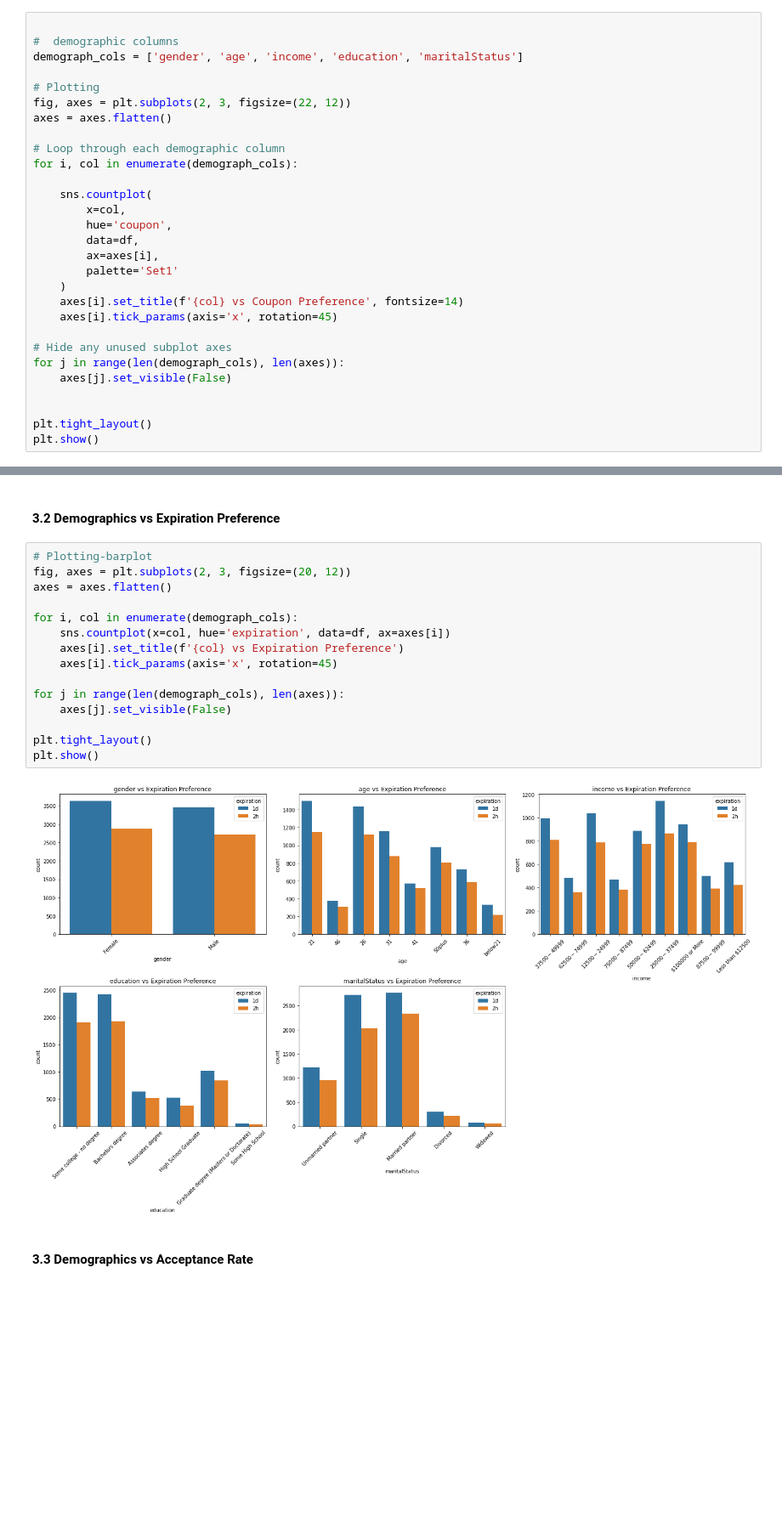
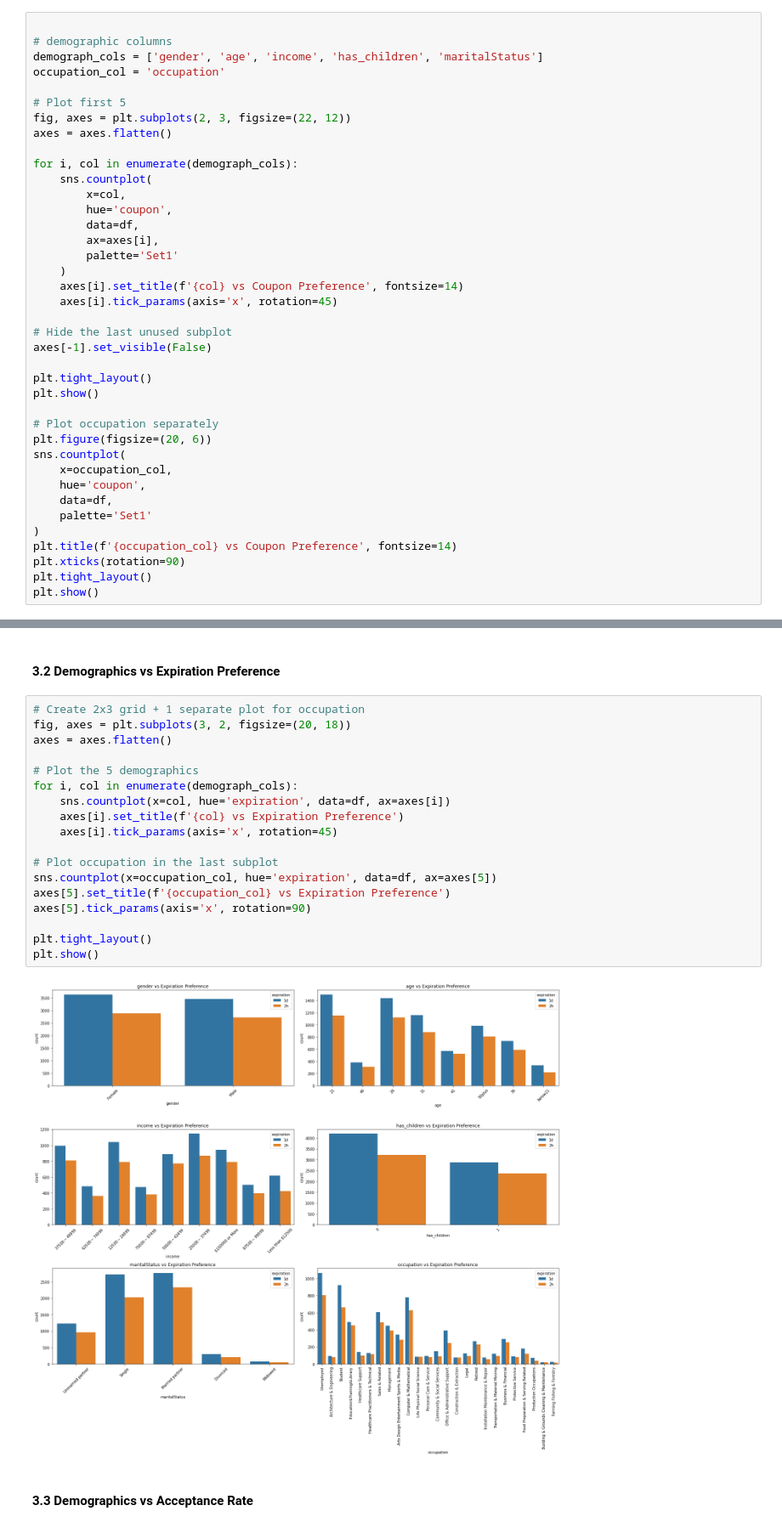
Before and after one commit to Amarabolive/Team-Twarb, a Jupyter notebook: eda.ipynb, the cells around one changed output, grey strips where cells are left out. Shown at 85% size. Drawn from its saved outputs; the diff is of its cells as text; blank space fills up the shorter version.

```diff
--- a/eda.ipynb
+++ b/eda.ipynb
@@ -488,16 +543,15 @@ Observations from the analysis above:
 ####  3.1 Demographics vs Coupon Preference
 # %%
 
-#  demographic columns
-demograph_cols = ['gender', 'age', 'income', 'education', 'maritalStatus']
+# demographic columns
+demograph_cols = ['gender', 'age', 'income', 'has_children', 'maritalStatus']
+occupation_col = 'occupation'
 
-# Plotting
+# Plot first 5
 fig, axes = plt.subplots(2, 3, figsize=(22, 12))
 axes = axes.flatten()
 
-# Loop through each demographic column
 for i, col in enumerate(demograph_cols):
-
     sns.countplot(
         x=col,
         hue='coupon',
@@ -508,11 +562,22 @@ for i, col in enumerate(demograph_cols):
     axes[i].set_title(f'{col} vs Coupon Preference', fontsize=14)
     axes[i].tick_params(axis='x', rotation=45)
 
-# Hide any unused subplot axes
-for j in range(len(demograph_cols), len(axes)):
-    axes[j].set_visible(False)
-
+# Hide the last unused subplot
+axes[-1].set_visible(False)
 
 plt.tight_layout()
 plt.show()
+
+# Plot occupation separately
+plt.figure(figsize=(20, 6))
+sns.countplot(
+    x=occupation_col,
+    hue='coupon',
+    data=df,
+    palette='Set1'
+)
+plt.title(f'{occupation_col} vs Coupon Preference', fontsize=14)
+plt.xticks(rotation=90)
+plt.tight_layout()
+plt.show()
 # %% [output]
@@ -520,22 +586,25 @@ plt.show()
 # %% [markdown]
 #### 3.2 Demographics vs Expiration Preference
 # %%
-# Plotting-barplot
-fig, axes = plt.subplots(2, 3, figsize=(20, 12))
+# Create 2x3 grid + 1 separate plot for occupation
+fig, axes = plt.subplots(3, 2, figsize=(20, 18))
 axes = axes.flatten()
 
+# Plot the 5 demographics
 for i, col in enumerate(demograph_cols):
     sns.countplot(x=col, hue='expiration', data=df, ax=axes[i])
     axes[i].set_title(f'{col} vs Expiration Preference')
     axes[i].tick_params(axis='x', rotation=45)
 
-for j in range(len(demograph_cols), len(axes)):
-    axes[j].set_visible(False)
+# Plot occupation in the last subplot
+sns.countplot(x=occupation_col, hue='expiration', data=df, ax=axes[5])
+axes[5].set_title(f'{occupation_col} vs Expiration Preference')
+axes[5].tick_params(axis='x', rotation=90)
 
 plt.tight_layout()
 plt.show()
 # %% [output]
-[figure, old version]
+[figure, new version]
 # %% [markdown]
 #### 3.3 Demographics vs Acceptance Rate
 # %%
```
Also changed, not shown: parts of 16 cells of this notebook.
